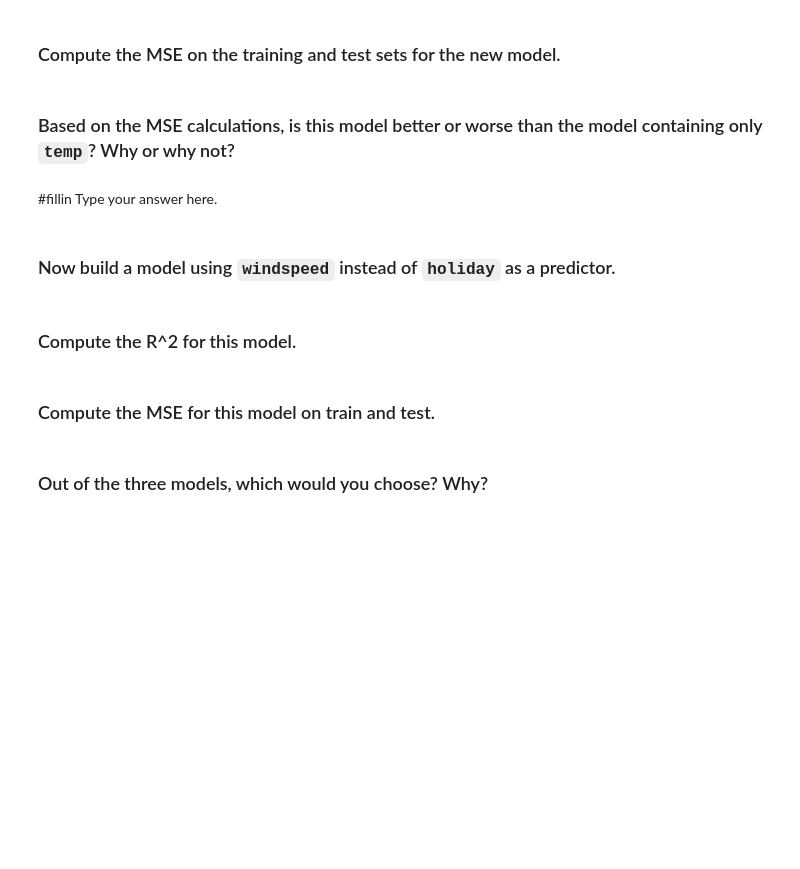
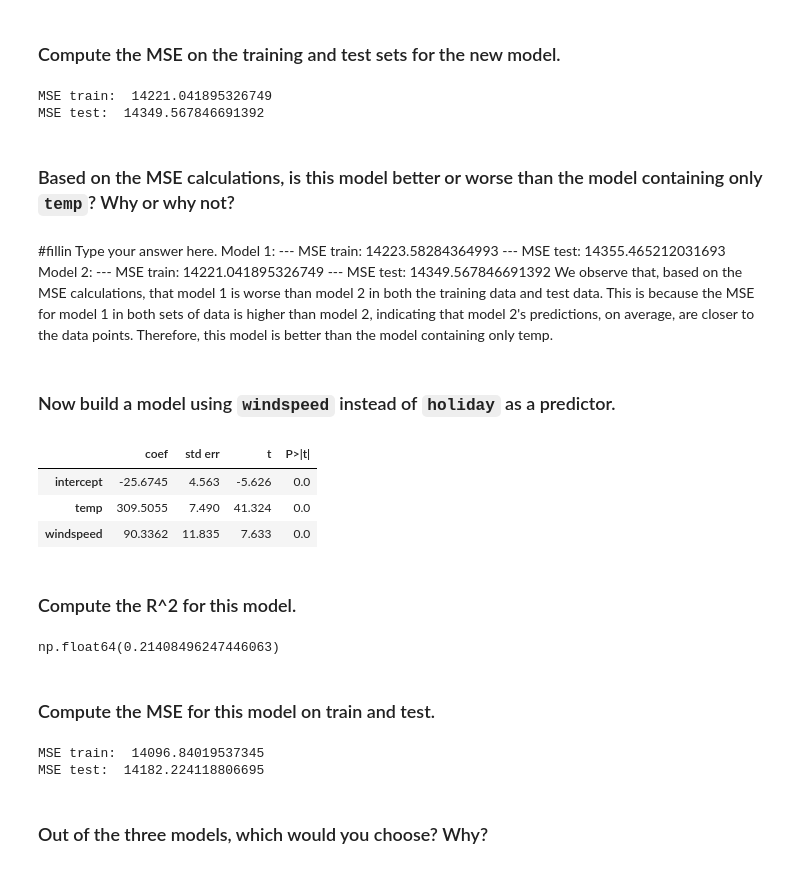
Before and after one commit to JosephPizzuti/code_2600, a Jupyter notebook: mod04_linear.ipynb, the cells around one changed output. Cells and saved outputs as stored; diff of their text form; code cells hidden in the pictures; blank space fills up the shorter version.

```diff
--- a/mod04_linear.ipynb
+++ b/mod04_linear.ipynb
@@ -238,29 +241,50 @@ It does not make sense to include holiday as a predictor. Holiday has a close-to
 # %% [markdown]
 ### Compute the MSE on the training and test sets for the new model.
 # %%
-predictions_train_2 = #fillin
+predictions_train_2 = predict(X_train[['intercept', 'temp', 'holiday']], results_2)
+print('MSE train: ', mse(y_train, predictions_train_2))
 
-predictions_test_2 = #fillin
+predictions_test_2 = predict(X_test[['intercept', 'temp', 'holiday']], results_2)
+print('MSE test: ', mse(y_test, predictions_test_2))
+# %% [output]
+MSE train:  14221.041895326749
+MSE test:  14349.567846691392
 # %% [markdown]
 ### Based on the MSE calculations, is this model better or worse than the model containing only `temp`? Why or why not?
 # %% [markdown]
 #fillin Type your answer here.
+Model 1: --- MSE train:  14223.58284364993 --- MSE test:  14355.465212031693
+Model 2: --- MSE train:  14221.041895326749 --- MSE test:  14349.567846691392
+We observe that, based on the MSE calculations, that model 1 is worse than model 2 in both the training data and test data. This is because the MSE for model 1 in both sets of data is higher than model 2, indicating that model 2's predictions, on average, are closer to the data points. Therefore, this model is better than the model containing only temp.
 # %% [markdown]
 ### Now build a model using `windspeed` instead of `holiday` as a predictor.
 # %%
-model_3 = #fillin
-results_3 = #fillin
+model_3 = sm.OLS(y_train, X_train[['intercept','temp','windspeed']])
+results_3 = model_3.fit()
 summarize(results_3)
+# %% [output]
+|  | coef | std err | t | P>|t| |
+| intercept | -25.6745 | 4.563 | -5.626 | 0.0 |
+| temp | 309.5055 | 7.490 | 41.324 | 0.0 |
+| windspeed | 90.3362 | 11.835 | 7.633 | 0.0 |
 # %% [markdown]
 ### Compute the R^2 for this model.
 # %%
 #fillin
+results_3.rsquared
+# %% [output]
+np.float64(0.21408496247446063)
 # %% [markdown]
 ### Compute the MSE for this model on train and test.
 # %%
-predictions_train_3 = #fillin
+predictions_train_3 = predict(X_train[['intercept', 'temp', 'windspeed']], results_3)
+print('MSE train: ', mse(y_train, predictions_train_3))
 
-predictions_test_3 = #fillin
+predictions_test_3 = predict(X_test[['intercept', 'temp', 'windspeed']], results_3)
+print('MSE test: ', mse(y_test, predictions_test_3))
+# %% [output]
+MSE train:  14096.84019537345
+MSE test:  14182.224118806695
 # %% [markdown]
 ### Out of the three models, which would you choose? Why?
 # %% [markdown]
```
Also changed, not shown: parts of 4 cells of this notebook.
